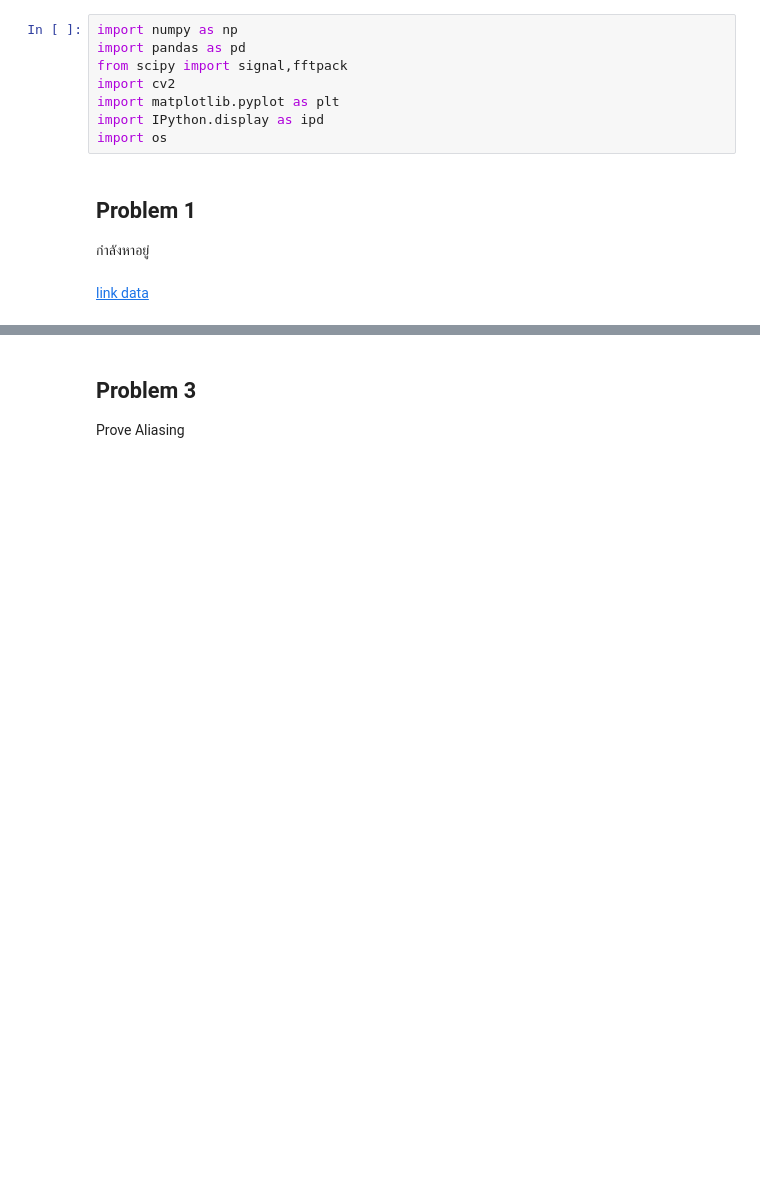
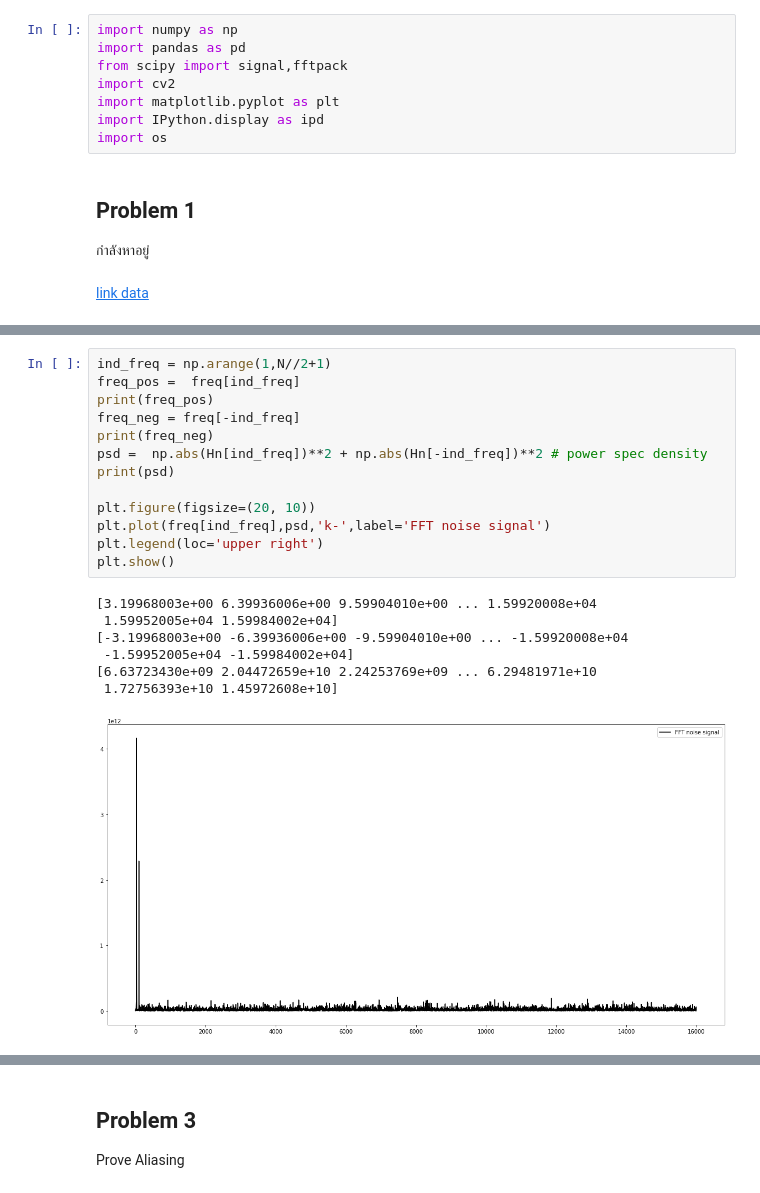
Before and after one commit to Pataweepr/ComEngMath2, a Jupyter notebook: (ComEngMath2)Lab7.ipynb, the cells around one changed output, grey strips where cells are left out. Drawn from its saved outputs; the diff is of its cells as text; blank space fills up the shorter version.

```diff
--- a/(ComEngMath2)Lab7.ipynb
+++ b/(ComEngMath2)Lab7.ipynb
@@ -18,0 +67,21 @@ analysis sound
+# %%
+ind_freq = np.arange(1,N//2+1)
+freq_pos =  freq[ind_freq]
+print(freq_pos)
+freq_neg = freq[-ind_freq]
+print(freq_neg)
+psd =  np.abs(Hn[ind_freq])**2 + np.abs(Hn[-ind_freq])**2 # power spec density
+print(psd)
+
+plt.figure(figsize=(20, 10))
+plt.plot(freq[ind_freq],psd,'k-',label='FFT noise signal')
+plt.legend(loc='upper right')
+plt.show()
+# %% [output]
+[3.19968003e+00 6.39936006e+00 9.59904010e+00 ... 1.59920008e+04
+ 1.59952005e+04 1.59984002e+04]
+[-3.19968003e+00 -6.39936006e+00 -9.59904010e+00 ... -1.59920008e+04
+ -1.59952005e+04 -1.59984002e+04]
+[6.63723430e+09 2.04472659e+10 2.24253769e+09 ... 6.29481971e+10
+ 1.72756393e+10 1.45972608e+10]
+[figure, added]
```
Also changed, not shown: parts of 20 cells of this notebook.
